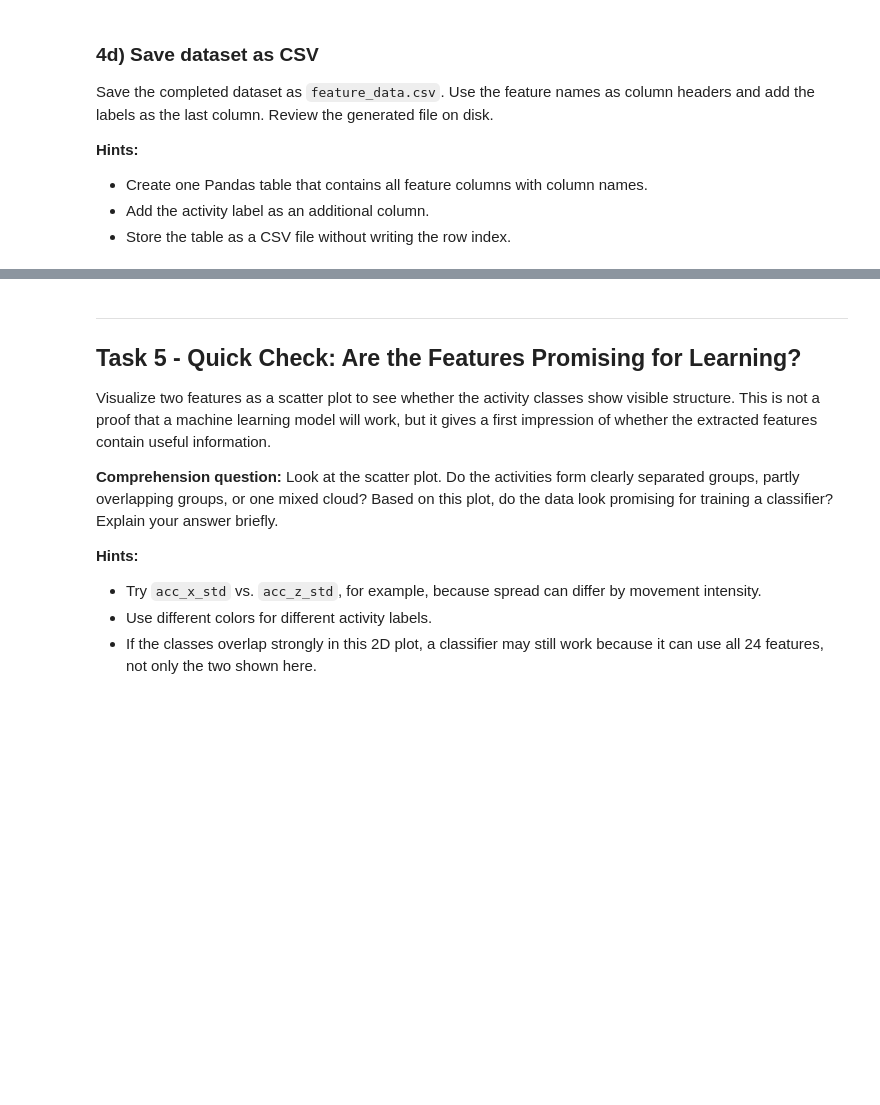
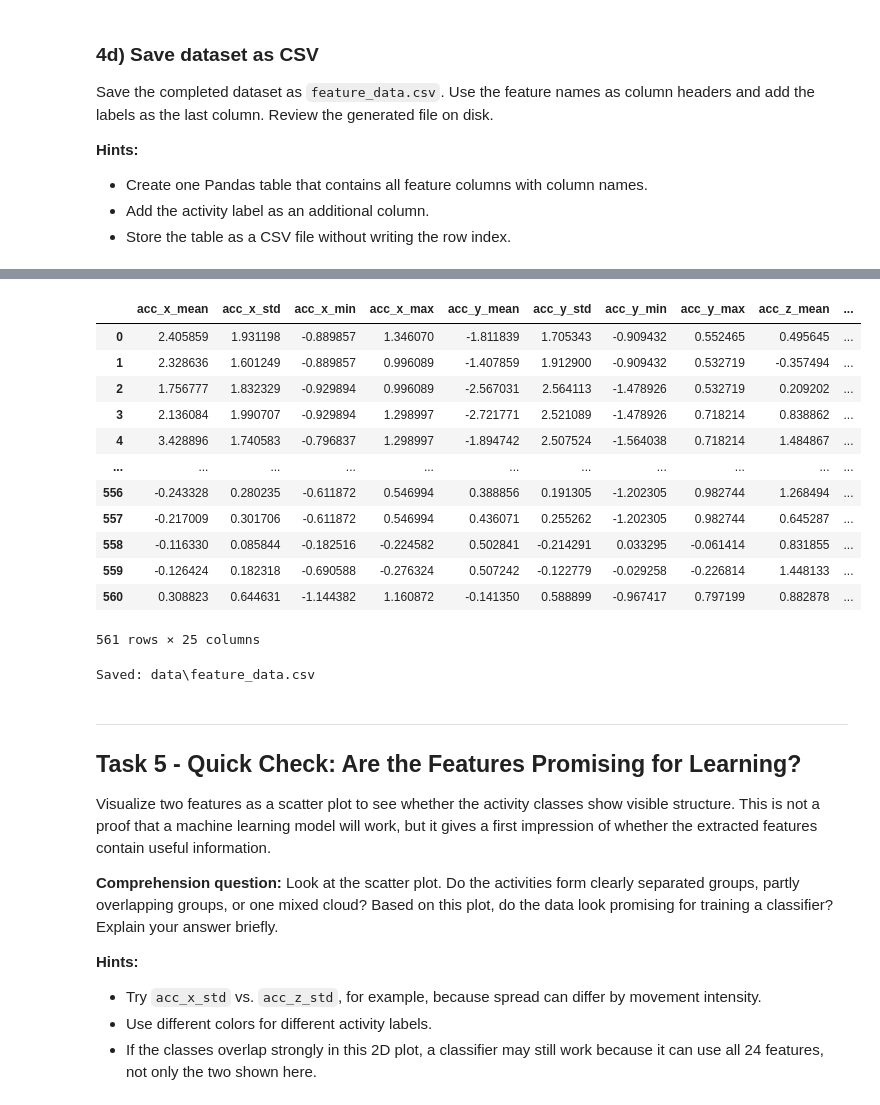
Before and after one commit to dhanushmaverick/Machine-Learning-Project, a Jupyter notebook: ML_Lab_Part_I.ipynb, the cells around one changed output, grey strips where cells are left out. Drawn from its saved outputs; the diff is of its cells as text; code cells hidden in the pictures; blank space fills up the shorter version.

```diff
--- a/ML_Lab_Part_I.ipynb
+++ b/ML_Lab_Part_I.ipynb
@@ -442,9 +469,15 @@ def process_activity(df: pd.DataFrame) -> np.ndarray:
     """
     data = df[SENSOR_COLS].to_numpy()
     # TODO: call sliding_windows
+
+    windows = sliding_windows(data=data)
     # TODO: call extract_features for each window
+    feature_matrix = []
+    for window in windows:
+        feature_matrix.append(extract_features(window))
+    # print(feature_vector)
     # TODO: stack the results into an array (np.vstack or np.array)
-    pass
+    return np.vstack(feature_matrix)
 
 
 features = {}  # Dict: activity name -> feature array
@@ -557,8 +677,26 @@ Use the feature names as column headers and add the labels as the last column. R
 # %%
 # TODO: create a table from X and y and save it as CSV
+k = pd.DataFrame(X_scaled,columns=FEATURE_NAMES)
+k['Label'] = y
 output_path = DATA_DIR / "feature_data.csv"
-
+table = k
+display(table)
 print(f"Saved: {output_path}")
+# %% [output]
+|  | acc_x_mean | acc_x_std | acc_x_min | acc_x_max | acc_y_mean | acc_y_std | acc_y_min | acc_y_max | acc_z_mean | ... |
+| 0 | 2.405859 | 1.931198 | -0.889857 | 1.346070 | -1.811839 | 1.705343 | -0.909432 | 0.552465 | 0.495645 | ... |
+| 1 | 2.328636 | 1.601249 | -0.889857 | 0.996089 | -1.407859 | 1.912900 | -0.909432 | 0.532719 | -0.357494 | ... |
+| 2 | 1.756777 | 1.832329 | -0.929894 | 0.996089 | -2.567031 | 2.564113 | -1.478926 | 0.532719 | 0.209202 | ... |
+| 3 | 2.136084 | 1.990707 | -0.929894 | 1.298997 | -2.721771 | 2.521089 | -1.478926 | 0.718214 | 0.838862 | ... |
+| 4 | 3.428896 | 1.740583 | -0.796837 | 1.298997 | -1.894742 | 2.507524 | -1.564038 | 0.718214 | 1.484867 | ... |
+| ... | ... | ... | ... | ... | ... | ... | ... | ... | ... | ... |
+| 556 | -0.243328 | 0.280235 | -0.611872 | 0.546994 | 0.388856 | 0.191305 | -1.202305 | 0.982744 | 1.268494 | ... |
+| 557 | -0.217009 | 0.301706 | -0.611872 | 0.546994 | 0.436071 | 0.255262 | -1.202305 | 0.982744 | 0.645287 | ... |
+| 558 | -0.116330 | 0.085844 | -0.182516 | -0.224582 | 0.502841 | -0.214291 | 0.033295 | -0.061414 | 0.831855 | ... |
+| 559 | -0.126424 | 0.182318 | -0.690588 | -0.276324 | 0.507242 | -0.122779 | -0.029258 | -0.226814 | 1.448133 | ... |
+| 560 | 0.308823 | 0.644631 | -1.144382 | 1.160872 | -0.141350 | 0.588899 | -0.967417 | 0.797199 | 0.882878 | ... |
+561 rows × 25 columns
+Saved: data\feature_data.csv
 # %% [markdown]
 ---
 ## Task 5 - Quick Check: Are the Features Promising for Learning?
```
Also changed, not shown: parts of 18 cells of this notebook, 2 other files.
